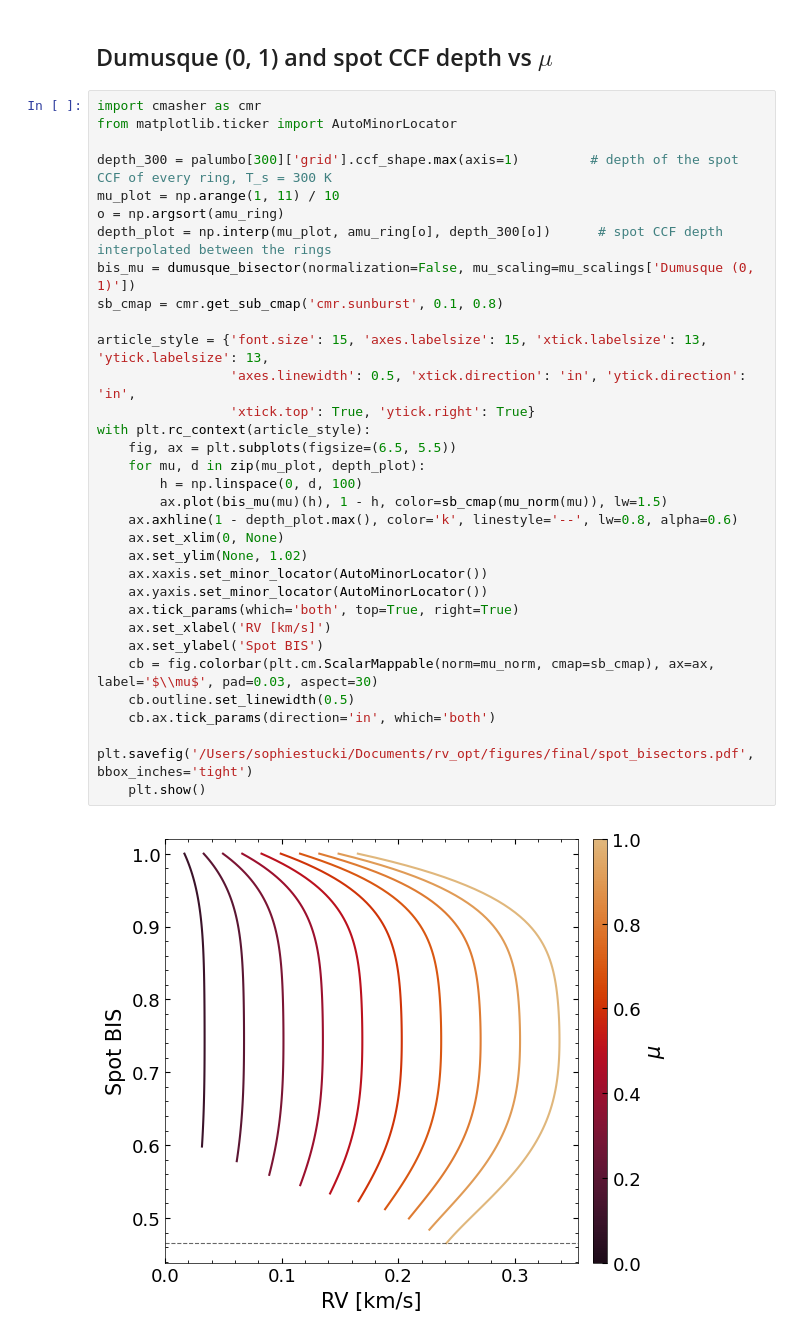
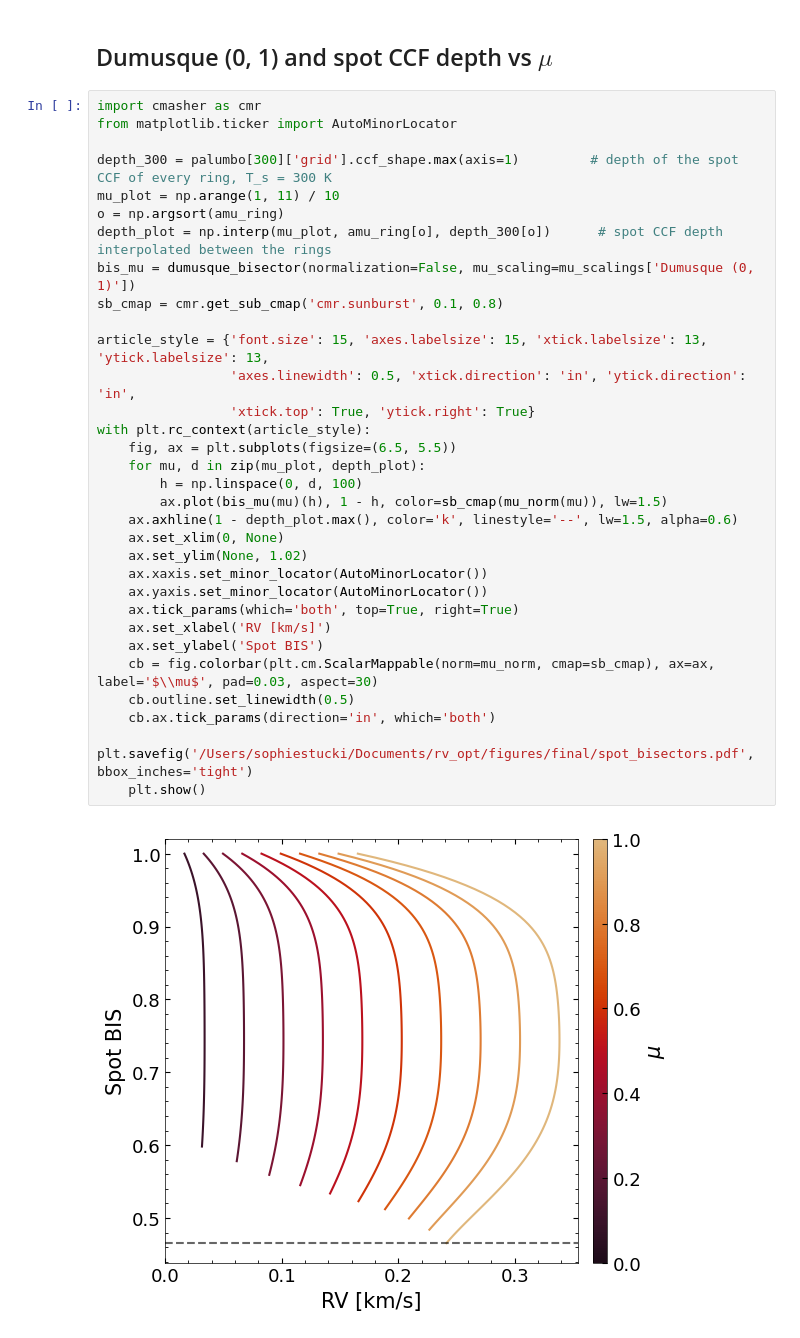
Before and after one commit to sophiestucki/sunsim, a Jupyter notebook: analysis/spot_dumusque_mu.ipynb, the cells around one changed output. Cells and saved outputs as stored; diff of their text form.

```diff
--- a/analysis/spot_dumusque_mu.ipynb
+++ b/analysis/spot_dumusque_mu.ipynb
@@ -556,32 +556,32 @@ import cmasher as cmr
 from matplotlib.ticker import AutoMinorLocator
 
 depth_300 = palumbo[300]['grid'].ccf_shape.max(axis=1)         # depth of the spot CCF of every ring, T_s = 300 K
 mu_plot = np.arange(1, 11) / 10
 o = np.argsort(amu_ring)
 depth_plot = np.interp(mu_plot, amu_ring[o], depth_300[o])      # spot CCF depth interpolated between the rings
 bis_mu = dumusque_bisector(normalization=False, mu_scaling=mu_scalings['Dumusque (0, 1)'])
 sb_cmap = cmr.get_sub_cmap('cmr.sunburst', 0.1, 0.8)
 
 article_style = {'font.size': 15, 'axes.labelsize': 15, 'xtick.labelsize': 13, 'ytick.labelsize': 13,
                  'axes.linewidth': 0.5, 'xtick.direction': 'in', 'ytick.direction': 'in',
                  'xtick.top': True, 'ytick.right': True}
 with plt.rc_context(article_style):
     fig, ax = plt.subplots(figsize=(6.5, 5.5))
     for mu, d in zip(mu_plot, depth_plot):
         h = np.linspace(0, d, 100)
         ax.plot(bis_mu(mu)(h), 1 - h, color=sb_cmap(mu_norm(mu)), lw=1.5)
-    ax.axhline(1 - depth_plot.max(), color='k', linestyle='--', lw=0.8, alpha=0.6)
+    ax.axhline(1 - depth_plot.max(), color='k', linestyle='--', lw=1.5, alpha=0.6)
     ax.set_xlim(0, None)
     ax.set_ylim(None, 1.02)
     ax.xaxis.set_minor_locator(AutoMinorLocator())
     ax.yaxis.set_minor_locator(AutoMinorLocator())
     ax.tick_params(which='both', top=True, right=True)
     ax.set_xlabel('RV [km/s]')
     ax.set_ylabel('Spot BIS')
     cb = fig.colorbar(plt.cm.ScalarMappable(norm=mu_norm, cmap=sb_cmap), ax=ax, label='$\\mu$', pad=0.03, aspect=30)
     cb.outline.set_linewidth(0.5)
     cb.ax.tick_params(direction='in', which='both')
     plt.savefig('/Users/sophiestucki/Documents/rv_opt/figures/final/spot_bisectors.pdf', bbox_inches='tight')
     plt.show()
 # %% [output]
-[figure, old version]
+[figure, new version]
```
Also changed, not shown: 27 other files.
